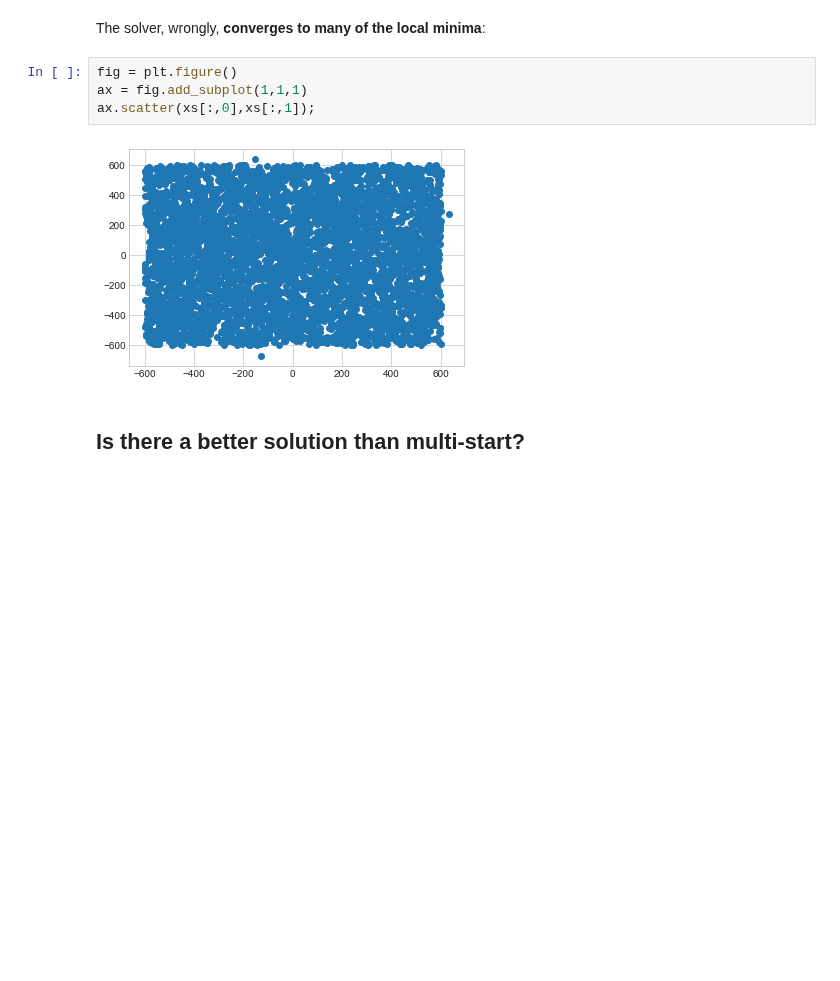
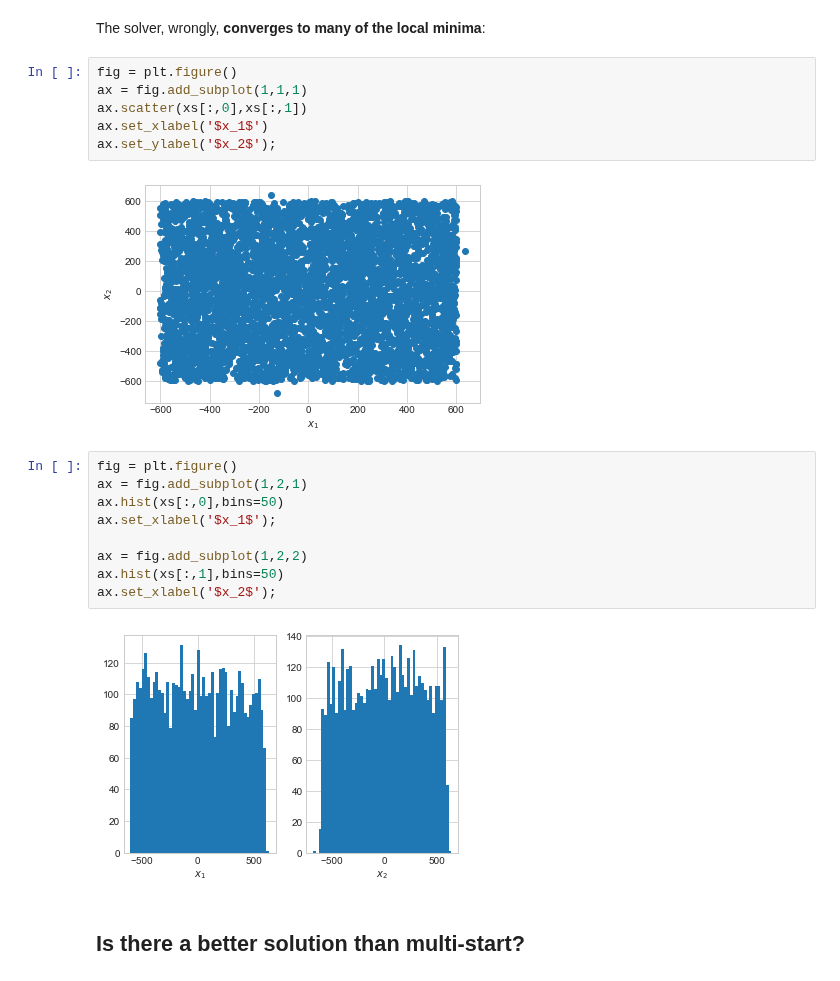
Before and after one commit to NumEconCopenhagen/IntroProg-lectures, a Jupyter notebook: 11/Numerical_optimization.ipynb, the cells around one changed output. Drawn from its saved outputs; the diff is of its cells as text; blank space fills up the shorter version.

```diff
--- a/11/Numerical_optimization.ipynb
+++ b/11/Numerical_optimization.ipynb
@@ -700,9 +716,22 @@ The solver, wrongly, **converges to many of the local minima**:
 # %%
 fig = plt.figure()
 ax = fig.add_subplot(1,1,1)
-ax.scatter(xs[:,0],xs[:,1]);
+ax.scatter(xs[:,0],xs[:,1])
+ax.set_xlabel('$x_1$')
+ax.set_ylabel('$x_2$');
 # %% [output]
-[figure, old version]
+[figure, new version]
+# %%
+fig = plt.figure()
+ax = fig.add_subplot(1,2,1)
+ax.hist(xs[:,0],bins=50)
+ax.set_xlabel('$x_1$');
+
+ax = fig.add_subplot(1,2,2)
+ax.hist(xs[:,1],bins=50)
+ax.set_xlabel('$x_2$');
+# %% [output]
+[figure, added]
 # %% [markdown]
 ## Is there a better solution than multi-start?
 # %% [markdown]
```
Also changed, not shown: parts of 33 cells of this notebook, 3 other files.
